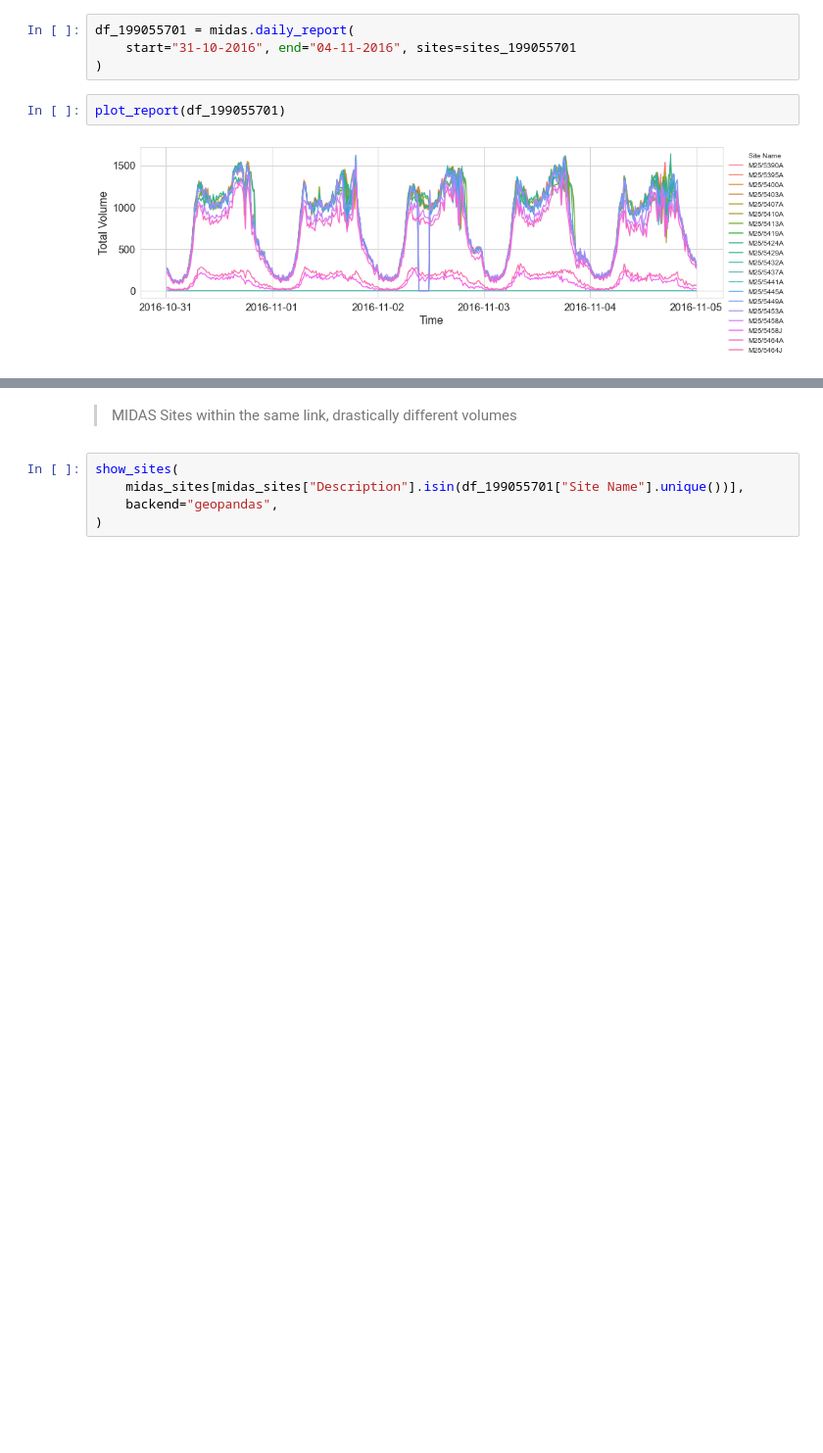
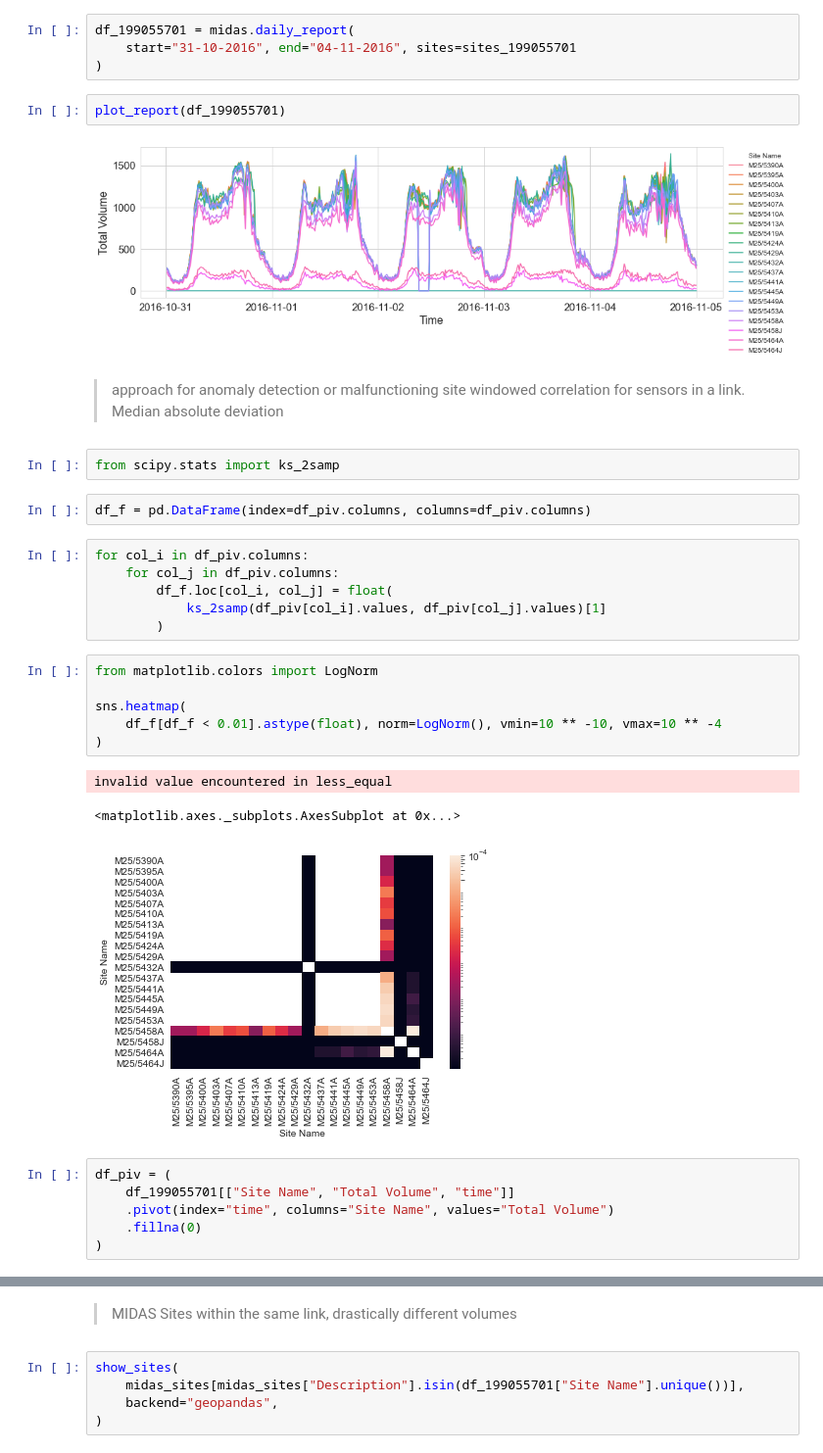
Before and after one commit to markd87/he, a Jupyter notebook: he.ipynb, the cells around one changed output, grey strips where cells are left out. Shown at 98% size. Cells and saved outputs as stored; diff of their text form; blank space fills up the shorter version.

```diff
--- a/he.ipynb
+++ b/he.ipynb
@@ -88,3 +88,33 @@ df_199055701 = midas.daily_report(
 plot_report(df_199055701)
 # %% [output]
 [figure]
+# %% [markdown]
+> approach for anomaly detection or malfunctioning site
+windowed correlation for sensors in a link.
+Median absolute deviation
+# %%
+from scipy.stats import ks_2samp
+# %%
+df_f = pd.DataFrame(index=df_piv.columns, columns=df_piv.columns)
+# %%
+for col_i in df_piv.columns:
+    for col_j in df_piv.columns:
+        df_f.loc[col_i, col_j] = float(
+            ks_2samp(df_piv[col_i].values, df_piv[col_j].values)[1]
+        )
+# %%
+from matplotlib.colors import LogNorm
+
+sns.heatmap(
+    df_f[df_f < 0.01].astype(float), norm=LogNorm(), vmin=10 ** -10, vmax=10 ** -4
+)
+# %% [output]
+invalid value encountered in less_equal
+<matplotlib.axes._subplots.AxesSubplot at 0x...>
+[figure, added]
+# %%
+df_piv = (
+    df_199055701[["Site Name", "Total Volume", "time"]]
+    .pivot(index="time", columns="Site Name", values="Total Volume")
+    .fillna(0)
+)
```
Also changed, not shown: parts of 6 cells of this notebook, 1 other file.
